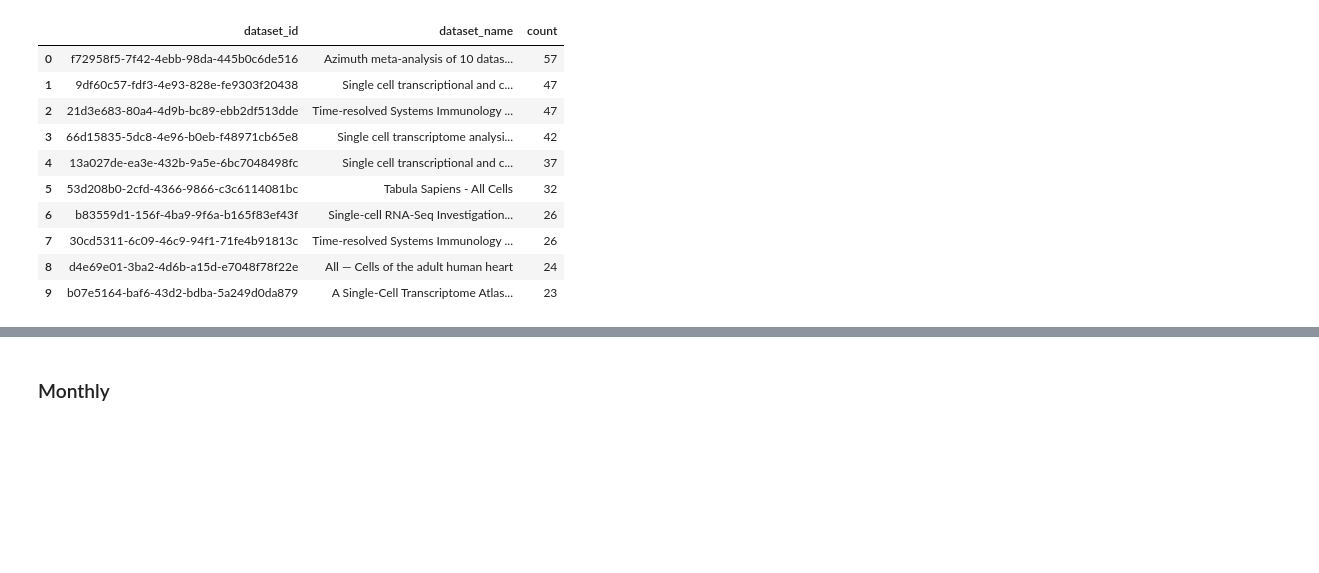
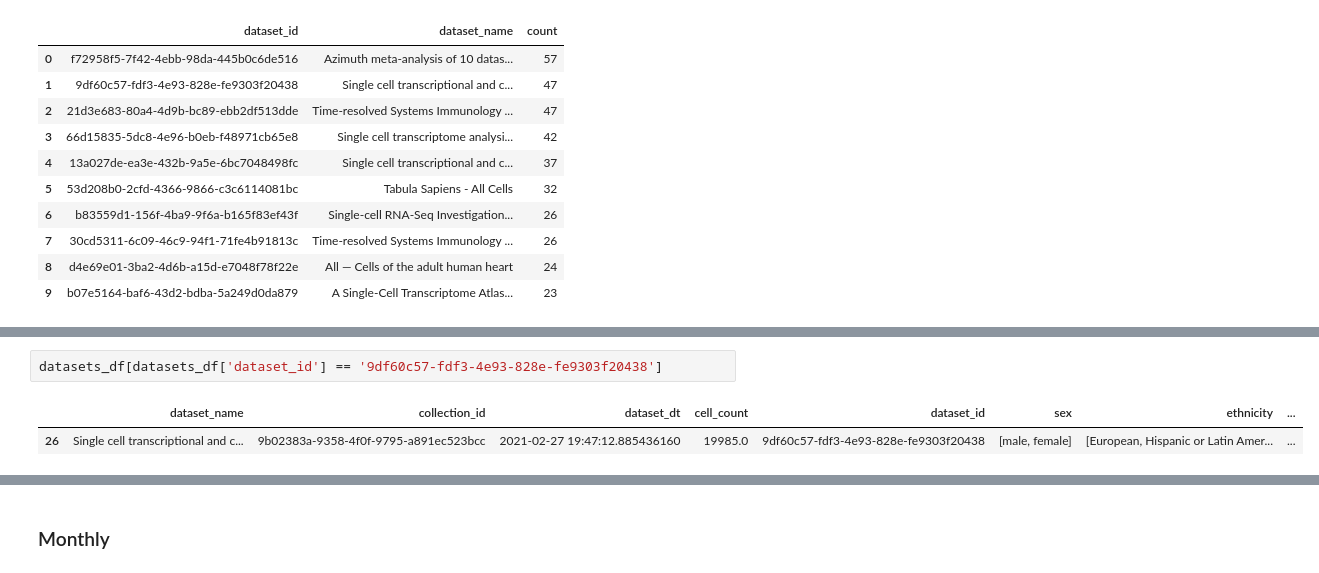
Before and after one commit to rcannood/single-cell-curation, a Jupyter notebook: metrics/single_cell_download_metrics.ipynb, the cells around one changed output, grey strips where cells are left out. Cells and saved outputs as stored; diff of their text form; blank space fills up the shorter version.

```diff
--- a/metrics/single_cell_download_metrics.ipynb
+++ b/metrics/single_cell_download_metrics.ipynb
@@ -290,0 +543,5 @@ fig.show()
+# %%
+datasets_df[datasets_df['dataset_id'] == '9df60c57-fdf3-4e93-828e-fe9303f20438']
+# %% [output]
+|  | dataset_name | collection_id | dataset_dt | cell_count | dataset_id | sex | ethnicity | ... |
+| 26 | Single cell transcriptional and c... | 9b02383a-9358-4f0f-9795-a891ec523bcc | 2021-02-27 19:47:12.885436160 | 19985.0 | 9df60c57-fdf3-4e93-828e-fe9303f20438 | [male, female] | [European, Hispanic or Latin Amer... | ... |
```
Also changed, not shown: parts of 47 cells of this notebook.
